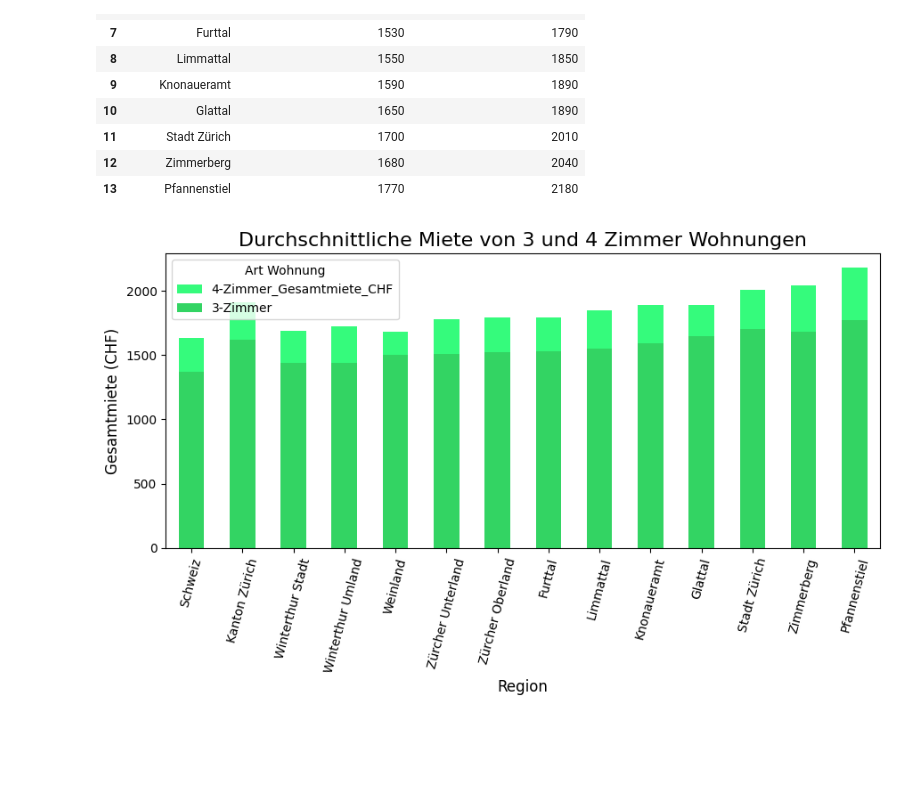
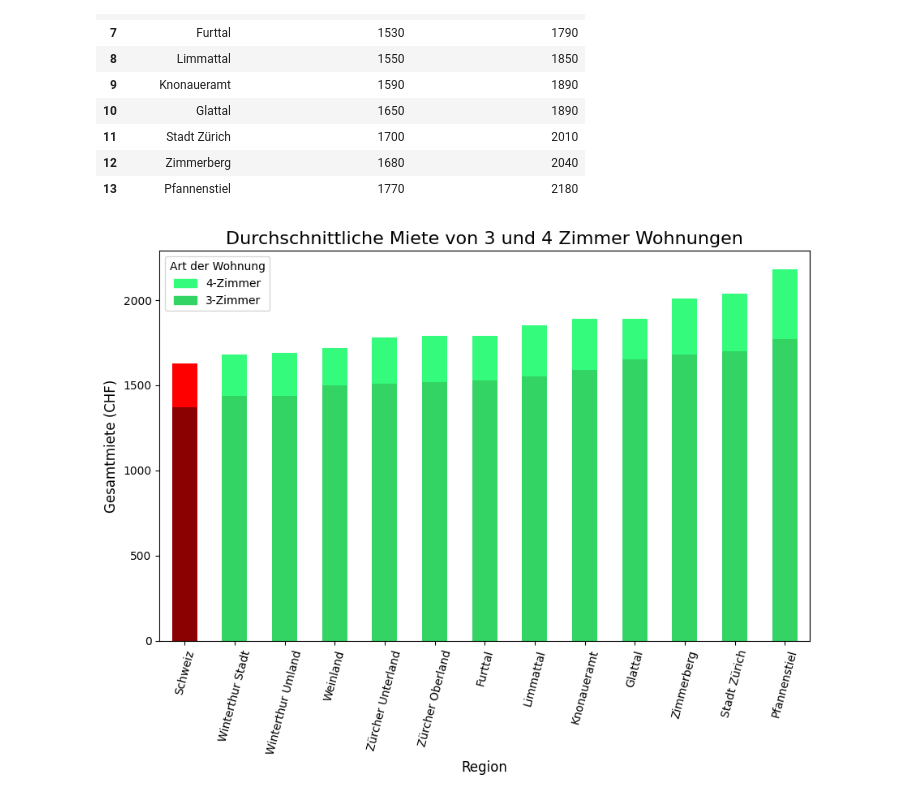
Before and after one commit to PrWR-I-24-27/Projektauftrag2_Jakub_Lucien_Luca, a Jupyter notebook: index.ipynb, the cells around one changed output. Saved outputs shown, nothing was run; the diff lists cells and outputs as text; code cells hidden in the pictures; blank space fills up the shorter version.

Commit message:
Added Plots with haltestellen und Miete

```diff
--- a/index.ipynb
+++ b/index.ipynb
@@ -85,28 +87,47 @@ df_Miet_Selekt
 # %%
 df_Miet_Selekt= df_Miet_alles[["Region", "3-Zimmer_Gesamtmiete_CHF", "4-Zimmer_Gesamtmiete_CHF"]]
 df_Miet_Selekt = df_Miet_Selekt.set_index('Region')
+df_Miet_Selekt = df_Miet_Selekt.drop("Kanton Zürich", errors='ignore')
 
-ax = df_Miet_Selekt['4-Zimmer_Gesamtmiete_CHF'].plot(
+regions = df_Miet_Selekt.index
+
+colors = ["#35fb7c"] * len(regions)
+colors_2 = ["#33d463"] * len(regions)
+
+specials = {"Schweiz": "red"}
+specials_2 = {"Schweiz": "darkred"}
+
+for i, region in enumerate(regions):
+    if region in specials:
+        colors[i] = specials[region]
+    if region in specials_2:
+        colors_2[i] = specials_2[region]
+
+ax = df_Miet_Selekt['4-Zimmer_Gesamtmiete_CHF'].sort_values(ascending=True).plot(
     kind='bar',
-    figsize=(9, 5.5),
+    figsize=(9, 7),
     rot=90,
-    color=["#35fb7c"]
+    color=colors
 )
 
-df_Miet_Selekt['3-Zimmer_Gesamtmiete_CHF'].plot(
+df_Miet_Selekt['3-Zimmer_Gesamtmiete_CHF'].sort_values(ascending=True).plot(
     kind='bar',
     ax=ax,
     rot=75,
-    color="#33d463",
+    color=colors_2,
     label='3-Zimmer'
 )
 
 plt.title('Durchschnittliche Miete von 3 und 4 Zimmer Wohnungen', fontsize=16)
 plt.ylabel('Gesamtmiete (CHF)', fontsize=12)
 plt.xlabel('Region', fontsize=12)
-plt.legend(title='Art Wohnung')
+legend_handles = [
+    mpatches.Patch(color="#35fb7c", label='4-Zimmer'),
+    mpatches.Patch(color="#33d463", label='3-Zimmer')
+]
+plt.legend(handles=legend_handles, title='Art der Wohnung')
 
 plt.tight_layout()
 plt.show()
 # %% [output]
-[figure, old version]
+[figure, new version]
```
Also changed, not shown: parts of 3 cells of this notebook.
